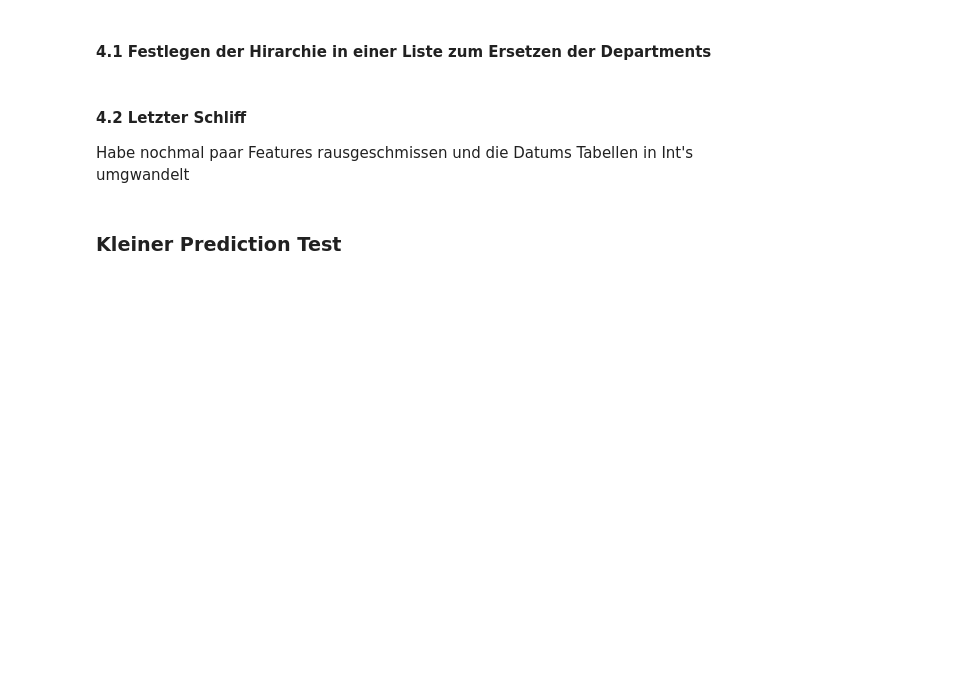
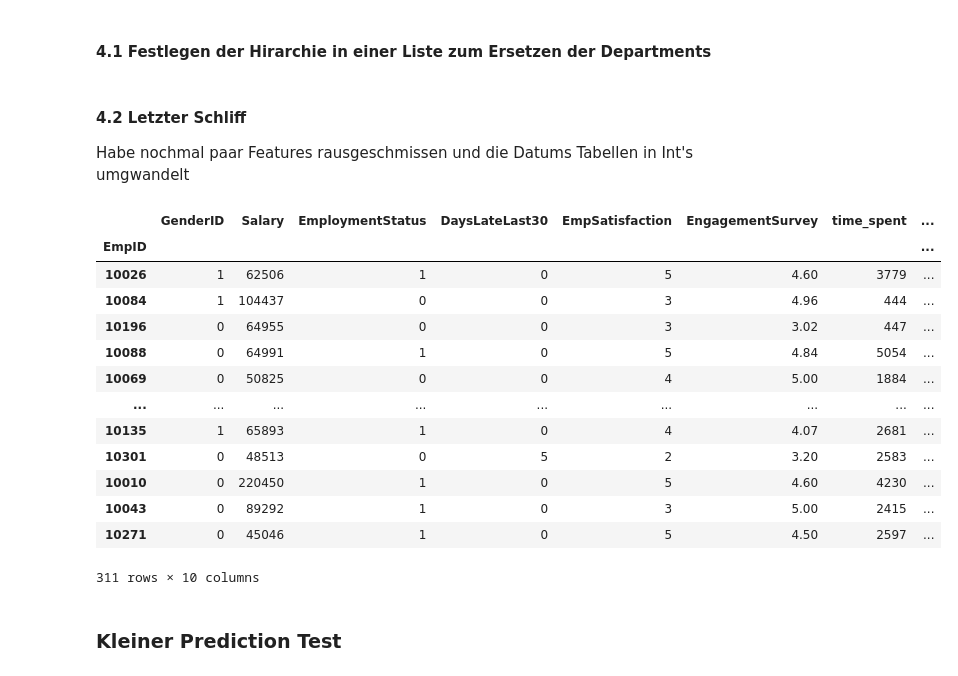
Before and after one commit to chgiesse/Data-Science, a Jupyter notebook: HR Data Engineering (in progress).ipynb, the cells around one changed output. Saved outputs shown, nothing was run; the diff lists cells and outputs as text; code cells hidden in the pictures; blank space fills up the shorter version.

```diff
--- a/HR Data Engineering (in progress).ipynb
+++ b/HR Data Engineering (in progress).ipynb
@@ -342,6 +342,23 @@ my_data_4 = my_data_3.drop(["Department", "today", "TermReason", "Position", "Ma
 my_data_4["time_spent"] = my_data_4["time_spent"].dt.days
 my_data_4["time_last_perf"] = my_data_4["time_last_perf"].dt.days
 my_data_4.to_csv("HR_Clean_Data", sep=",")
+# %%
+my_data_4
+# %% [output]
+|  | GenderID | Salary | EmploymentStatus | DaysLateLast30 | EmpSatisfaction | EngagementSurvey | time_spent | ... |
+| EmpID |  |  |  |  |  |  |  | ... |
+| 10026 | 1 | 62506 | 1 | 0 | 5 | 4.60 | 3779 | ... |
+| 10084 | 1 | 104437 | 0 | 0 | 3 | 4.96 | 444 | ... |
+| 10196 | 0 | 64955 | 0 | 0 | 3 | 3.02 | 447 | ... |
+| 10088 | 0 | 64991 | 1 | 0 | 5 | 4.84 | 5054 | ... |
+| 10069 | 0 | 50825 | 0 | 0 | 4 | 5.00 | 1884 | ... |
+| ... | ... | ... | ... | ... | ... | ... | ... | ... |
+| 10135 | 1 | 65893 | 1 | 0 | 4 | 4.07 | 2681 | ... |
+| 10301 | 0 | 48513 | 0 | 5 | 2 | 3.20 | 2583 | ... |
+| 10010 | 0 | 220450 | 1 | 0 | 5 | 4.60 | 4230 | ... |
+| 10043 | 0 | 89292 | 1 | 0 | 3 | 5.00 | 2415 | ... |
+| 10271 | 0 | 45046 | 1 | 0 | 5 | 4.50 | 2597 | ... |
+311 rows × 10 columns
 # %% [markdown]
 ### Kleiner Prediction Test
 # %%
```
